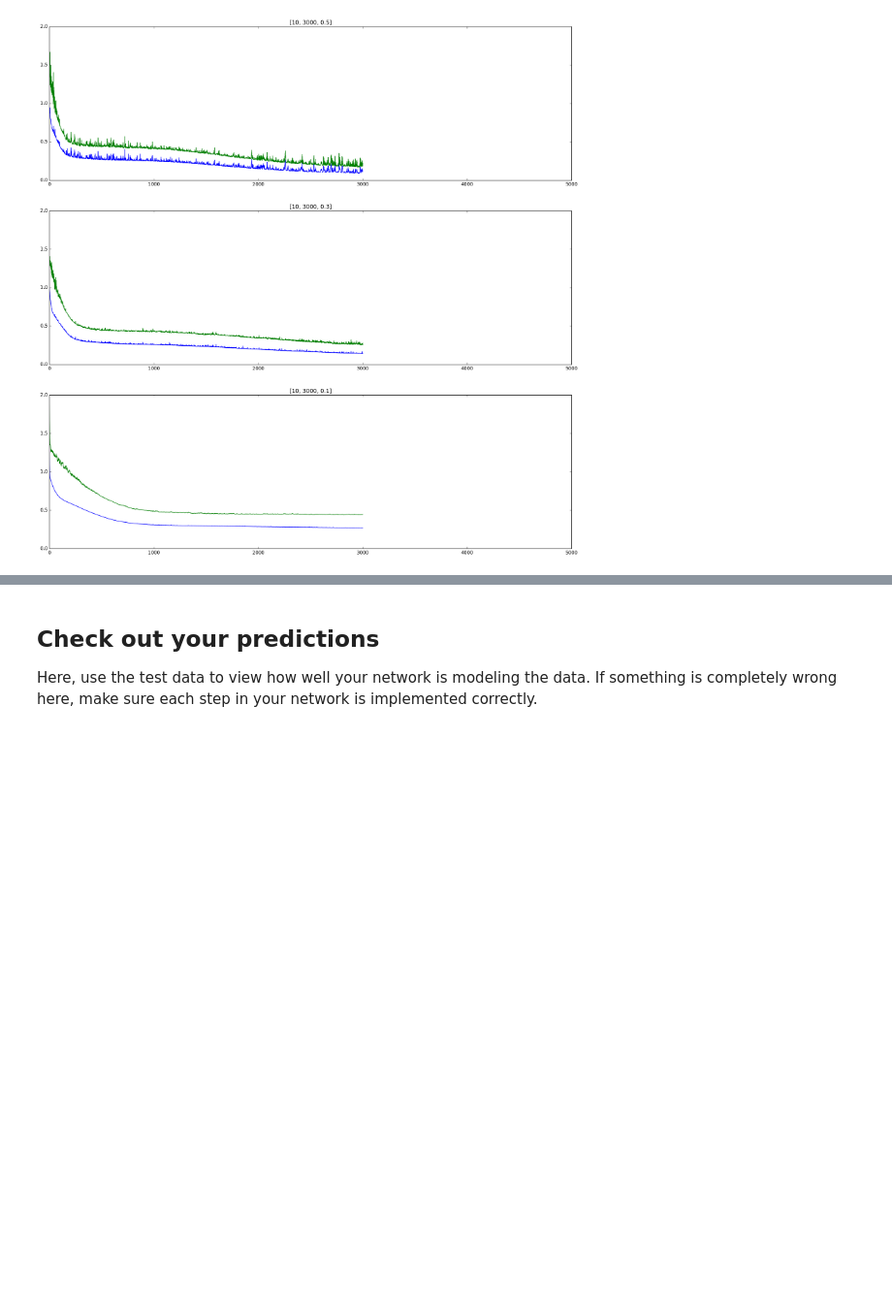
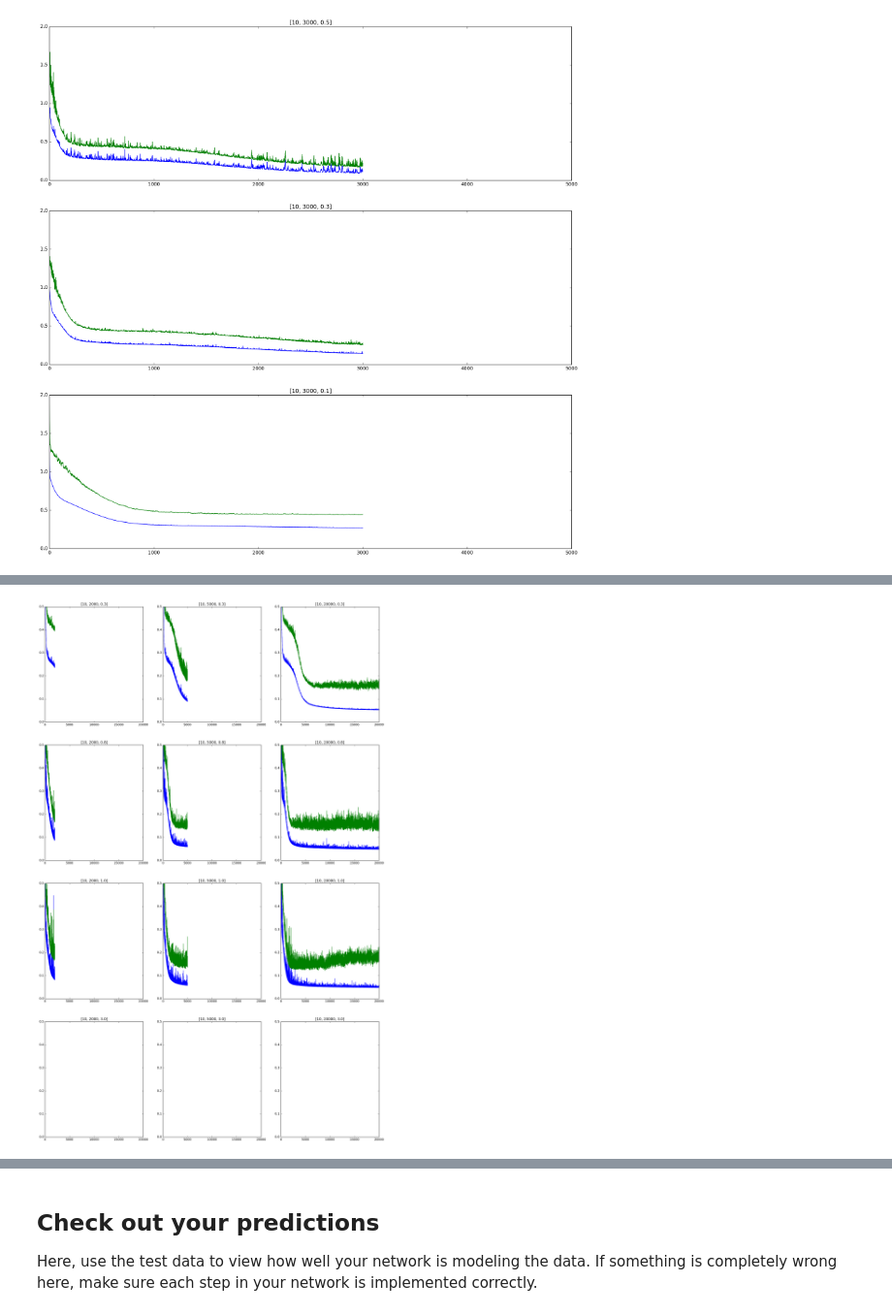
Before and after one commit to wwymak/udacity-deep-learning-foundations-nanodegree, a Jupyter notebook: project-1-bike-sharing/udacity_p1_first_neural_network.ipynb, the cells around one changed output, grey strips where cells are left out. Shown at 97% size. Saved outputs shown, nothing was run; the diff lists cells and outputs as text; code cells hidden in the pictures; blank space fills up the shorter version.

```diff
--- a/project-1-bike-sharing/udacity_p1_first_neural_network.ipynb
+++ b/project-1-bike-sharing/udacity_p1_first_neural_network.ipynb
@@ -450,0 +459,20 @@ plt.show()
+# %%
+import sys
+import pickle
+learning_rates_params =[0.3, 0.8, 1.0, 3.0]
+iterations_params = [2000, 5000, 20000]
+
+params_tuning_outputs = []
+for i in range(len(learning_rates_params)):
+    for j in range(len(iterations_params)):
+        lr = learning_rates_params[i]
+        iters = iterations_params[j]
+        n_nodes = 10 #10 seems a good param from previous tuning attempts
+        loss_for_training_set = training_params_tuning(n_nodes, iters, lr)
+        params_tuning_outputs.append(loss_for_training_set)
+        print('done lr =', learning_rates_params[i])
+        print('iters= ', iterations_params[j])
+
+with open('hyperparams_tuning_project_1_v2.pickle', 'wb') as f:
+    # Pickle the 'data' dictionary using the highest protocol available.
+    pickle.dump(params_tuning_outputs, f, pickle.HIGHEST_PROTOCOL)
@@ -450,0 +497,14 @@ plt.show()
+# %%
+fig = plt.figure(figsize=(20, 40))
+for i in range(len(params_tuning_outputs)):
+    plotting_data = params_tuning_outputs[i]
+    ax = fig.add_subplot(5,3, i+1)
+    plt.title('[' + str(plotting_data['hidden_nodes']) + ', ' + str(plotting_data['iterations'])
+              + ', ' + str(plotting_data['learning_rate']) + ']')
+    plt.plot(plotting_data['train'], label='Training loss')
+    plt.plot(plotting_data['validation'], label='Validation loss')
+    plt.ylim([0, 0.5])
+    plt.xlim([0, 20000])
+plt.show()
+# %% [output]
+[figure, added]
```
Also changed, not shown: parts of 10 cells of this notebook, 1 other file.
